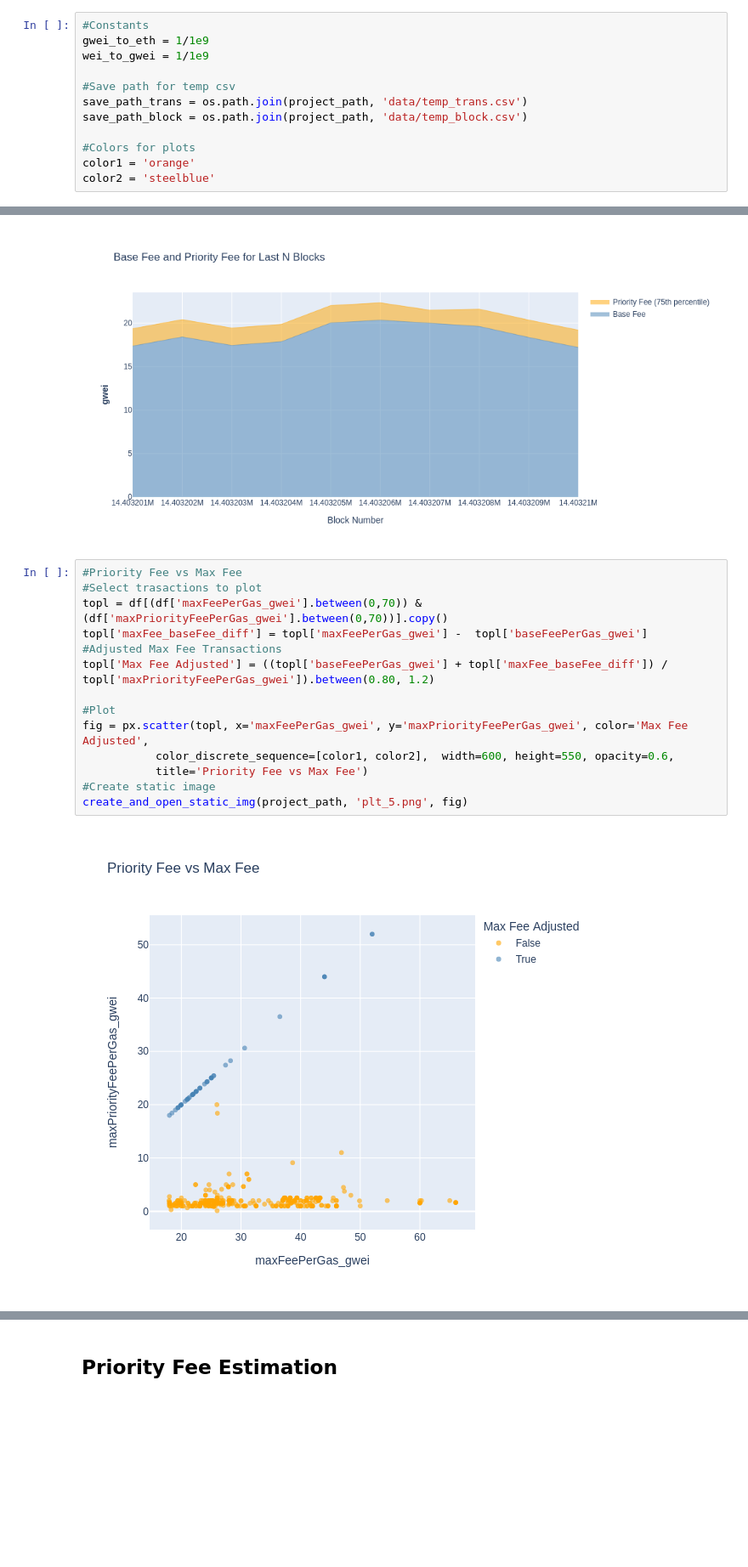
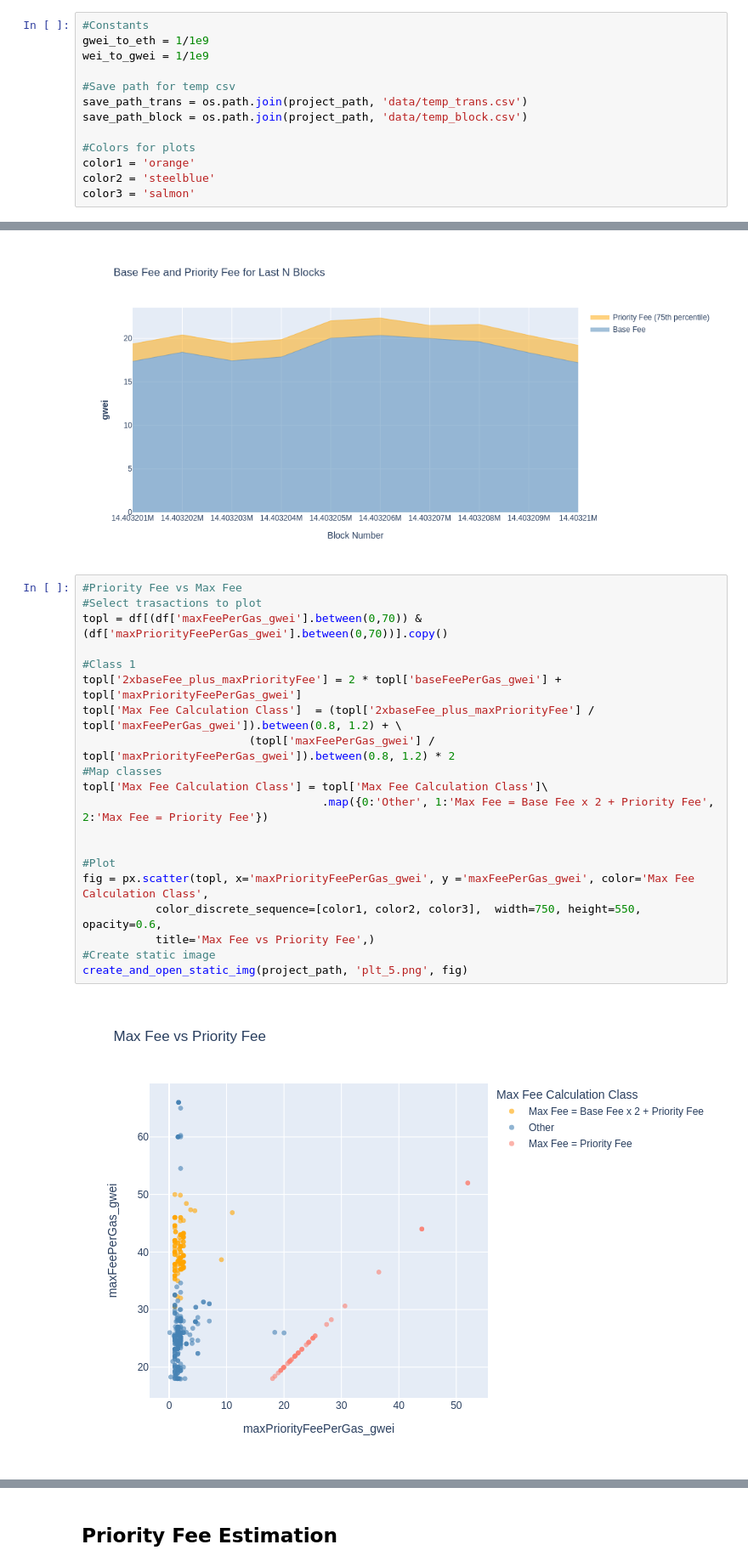
Before and after one commit to BrunnoRicci/eth_gas_analytics, a Jupyter notebook: ETH Gas Analytics.ipynb, the cells around one changed output, grey strips where cells are left out. Shown at 85% size. Cells and saved outputs as stored; diff of their text form; blank space fills up the shorter version.

Commit message:
Updated max fee classes analysis.

```diff
--- a/ETH Gas Analytics.ipynb
+++ b/ETH Gas Analytics.ipynb
@@ -68,6 +68,7 @@ save_path_block = os.path.join(project_path, 'data/temp_block.csv')
 #Colors for plots
 color1 = 'orange'
 color2 = 'steelblue'
+color3 = 'salmon'
 # %% [markdown]
 ### Setup Connection
 # %%
@@ -240,17 +241,23 @@ create_and_open_static_img(project_path, 'plt_4.png', fig)
 # %%
 #Priority Fee vs Max Fee
 #Select trasactions to plot
 topl = df[(df['maxFeePerGas_gwei'].between(0,70)) & (df['maxPriorityFeePerGas_gwei'].between(0,70))].copy()
-topl['maxFee_baseFee_diff'] = topl['maxFeePerGas_gwei'] -  topl['baseFeePerGas_gwei']
-#Adjusted Max Fee Transactions
-topl['Max Fee Adjusted'] = ((topl['baseFeePerGas_gwei'] + topl['maxFee_baseFee_diff']) / topl['maxPriorityFeePerGas_gwei']).between(0.80, 1.2)
+
+#Class 1
+topl['2xbaseFee_plus_maxPriorityFee'] = 2 * topl['baseFeePerGas_gwei'] + topl['maxPriorityFeePerGas_gwei']
+topl['Max Fee Calculation Class']  = (topl['2xbaseFee_plus_maxPriorityFee'] / topl['maxFeePerGas_gwei']).between(0.8, 1.2) + \
+                         (topl['maxFeePerGas_gwei'] /  topl['maxPriorityFeePerGas_gwei']).between(0.8, 1.2) * 2
+#Map classes
+topl['Max Fee Calculation Class'] = topl['Max Fee Calculation Class']\
+                                    .map({0:'Other', 1:'Max Fee = Base Fee x 2 + Priority Fee', 2:'Max Fee = Priority Fee'})
+
 
 #Plot
-fig = px.scatter(topl, x='maxFeePerGas_gwei', y='maxPriorityFeePerGas_gwei', color='Max Fee Adjusted',
-           color_discrete_sequence=[color1, color2],  width=600, height=550, opacity=0.6,
-           title='Priority Fee vs Max Fee')
+fig = px.scatter(topl, x='maxPriorityFeePerGas_gwei', y ='maxFeePerGas_gwei', color='Max Fee Calculation Class',
+           color_discrete_sequence=[color1, color2, color3],  width=750, height=550, opacity=0.6,
+           title='Max Fee vs Priority Fee',)
 #Create static image
 create_and_open_static_img(project_path, 'plt_5.png', fig)
 # %% [output]
-[figure, old version]
+[figure, new version]
 # %% [markdown]
```
Also changed, not shown: parts of 3 cells of this notebook, 2 other files.
